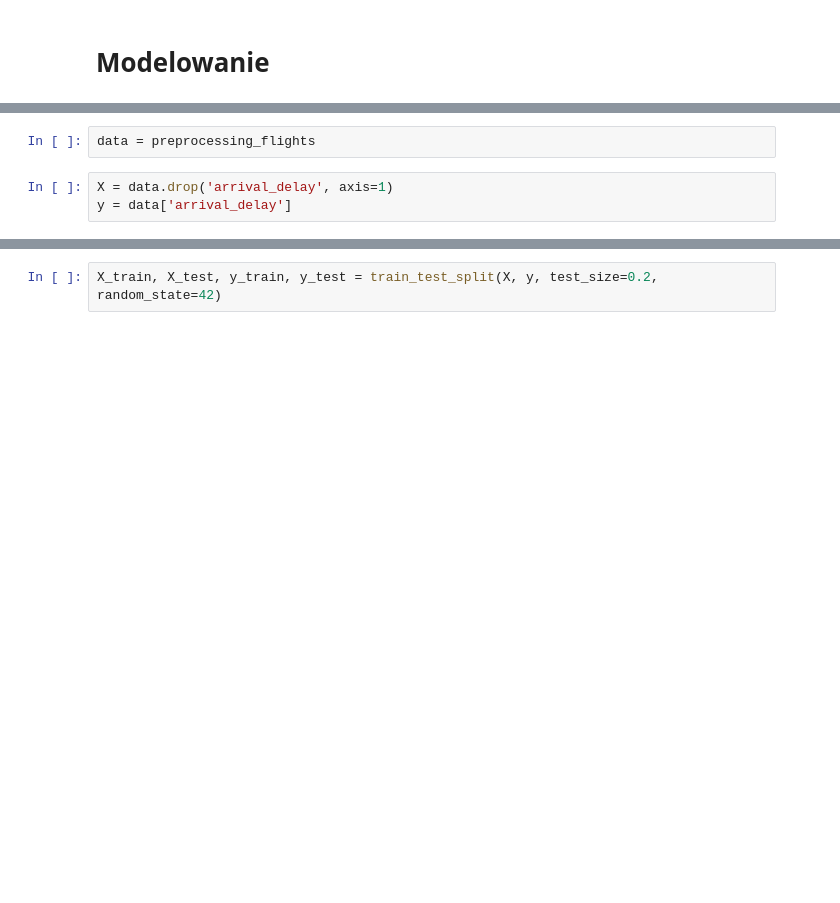
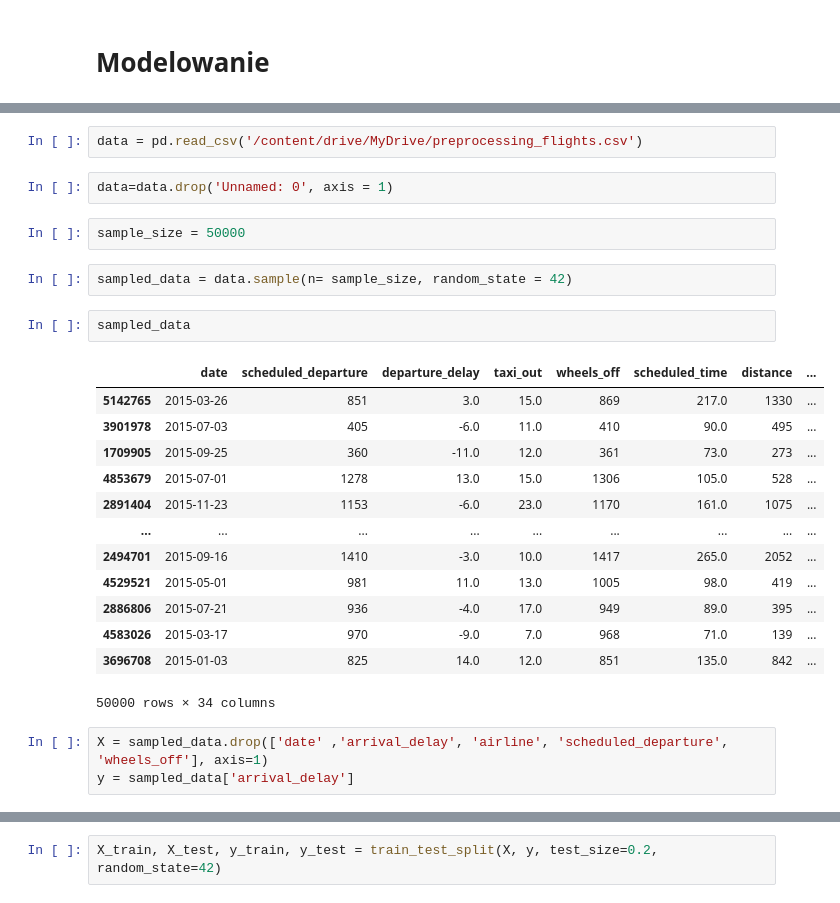
Before and after one commit to lukaszek358/SDA, a Jupyter notebook: projekt_końcowy.ipynb, the cells around one changed output, grey strips where cells are left out. Cells and saved outputs as stored; diff of their text form; blank space fills up the shorter version.

```diff
--- a/projekt_końcowy.ipynb
+++ b/projekt_końcowy.ipynb
@@ -461,10 +490,32 @@ from sklearn.linear_model import LinearRegression #import biblioteki regresji li
 
 from sklearn.tree import DecisionTreeRegressor #import biblioteki dla drzew decyzyjnych
 from sklearn import tree #import modelu drzewa
-# %%
-data = preprocessing_flights
+# %%
+data = pd.read_csv('/content/drive/MyDrive/preprocessing_flights.csv')
+# %%
+data=data.drop('Unnamed: 0', axis = 1)
+# %%
+sample_size = 50000
+# %%
+sampled_data = data.sample(n= sample_size, random_state = 42)
+# %%
+sampled_data
+# %% [output]
+|  | date | scheduled_departure | departure_delay | taxi_out | wheels_off | scheduled_time | distance | ... |
+| 5142765 | 2015-03-26 | 851 | 3.0 | 15.0 | 869 | 217.0 | 1330 | ... |
+| 3901978 | 2015-07-03 | 405 | -6.0 | 11.0 | 410 | 90.0 | 495 | ... |
+| 1709905 | 2015-09-25 | 360 | -11.0 | 12.0 | 361 | 73.0 | 273 | ... |
+| 4853679 | 2015-07-01 | 1278 | 13.0 | 15.0 | 1306 | 105.0 | 528 | ... |
+| 2891404 | 2015-11-23 | 1153 | -6.0 | 23.0 | 1170 | 161.0 | 1075 | ... |
+| ... | ... | ... | ... | ... | ... | ... | ... | ... |
+| 2494701 | 2015-09-16 | 1410 | -3.0 | 10.0 | 1417 | 265.0 | 2052 | ... |
+| 4529521 | 2015-05-01 | 981 | 11.0 | 13.0 | 1005 | 98.0 | 419 | ... |
+| 2886806 | 2015-07-21 | 936 | -4.0 | 17.0 | 949 | 89.0 | 395 | ... |
+| 4583026 | 2015-03-17 | 970 | -9.0 | 7.0 | 968 | 71.0 | 139 | ... |
+| 3696708 | 2015-01-03 | 825 | 14.0 | 12.0 | 851 | 135.0 | 842 | ... |
+50000 rows × 34 columns
 # %%
-X = data.drop('arrival_delay', axis=1)
-y = data['arrival_delay']
+X = sampled_data.drop(['date' ,'arrival_delay', 'airline', 'scheduled_departure', 'wheels_off'], axis=1)
+y = sampled_data['arrival_delay']
 # %%
 X.head()
```
Also changed, not shown: parts of 10 cells of this notebook.
